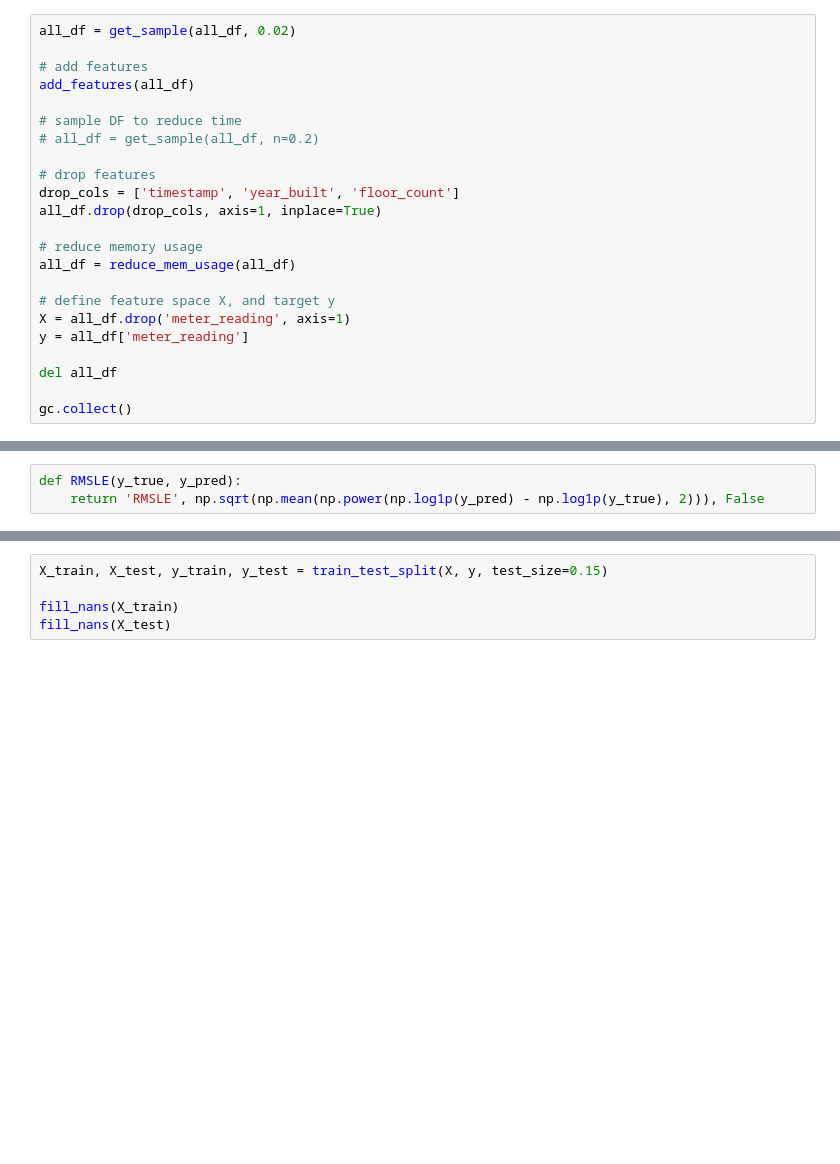
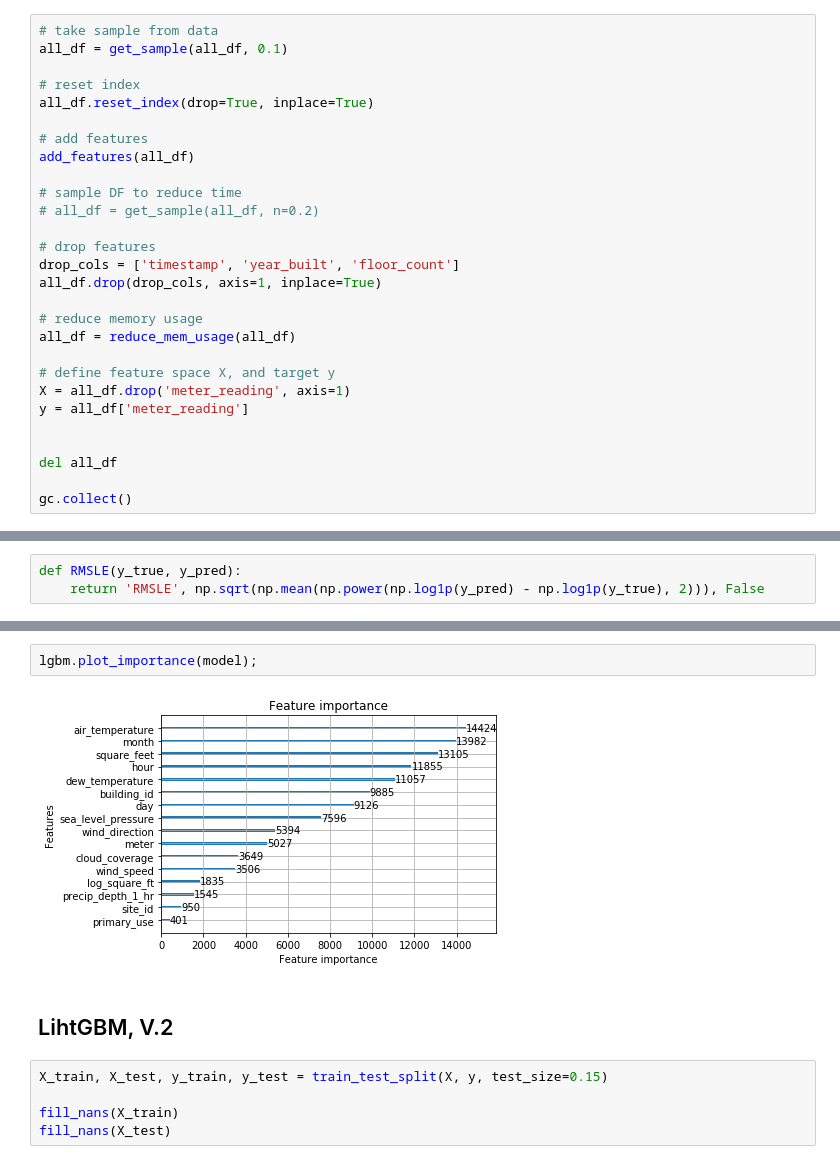
Before and after one commit to sergatron/ASHRAE---Great-Energy-Predictor-III, a Jupyter notebook: models/model_nb.ipynb, the cells around one changed output, grey strips where cells are left out. Saved outputs shown, nothing was run; the diff lists cells and outputs as text; blank space fills up the shorter version.

Commit message:
Change corrected index in feature space X

```diff
--- a/models/model_nb.ipynb
+++ b/models/model_nb.ipynb
@@ -193,7 +194,11 @@ def get_sample(df, n=0.5):
 # %% [markdown]
 # KFold Split
 # %%
-all_df = get_sample(all_df, 0.02)
+# take sample from data
+all_df = get_sample(all_df, 0.1)
+
+# reset index
+all_df.reset_index(drop=True, inplace=True)
 
 # add features
 add_features(all_df)
@@ -212,6 +217,7 @@ all_df = reduce_mem_usage(all_df)
 X = all_df.drop('meter_reading', axis=1)
 y = all_df['meter_reading']
 
+
 del all_df
 
 gc.collect()
@@ -309,3 +416,9 @@ def RMSLE(y_true, y_pred):
+# %%
+lgbm.plot_importance(model);
+# %% [output]
+[figure, added]
+# %% [markdown]
+## LihtGBM, V.2
 # %%
 X_train, X_test, y_train, y_test = train_test_split(X, y, test_size=0.15)
 
```
Also changed, not shown: parts of 14 cells of this notebook.
